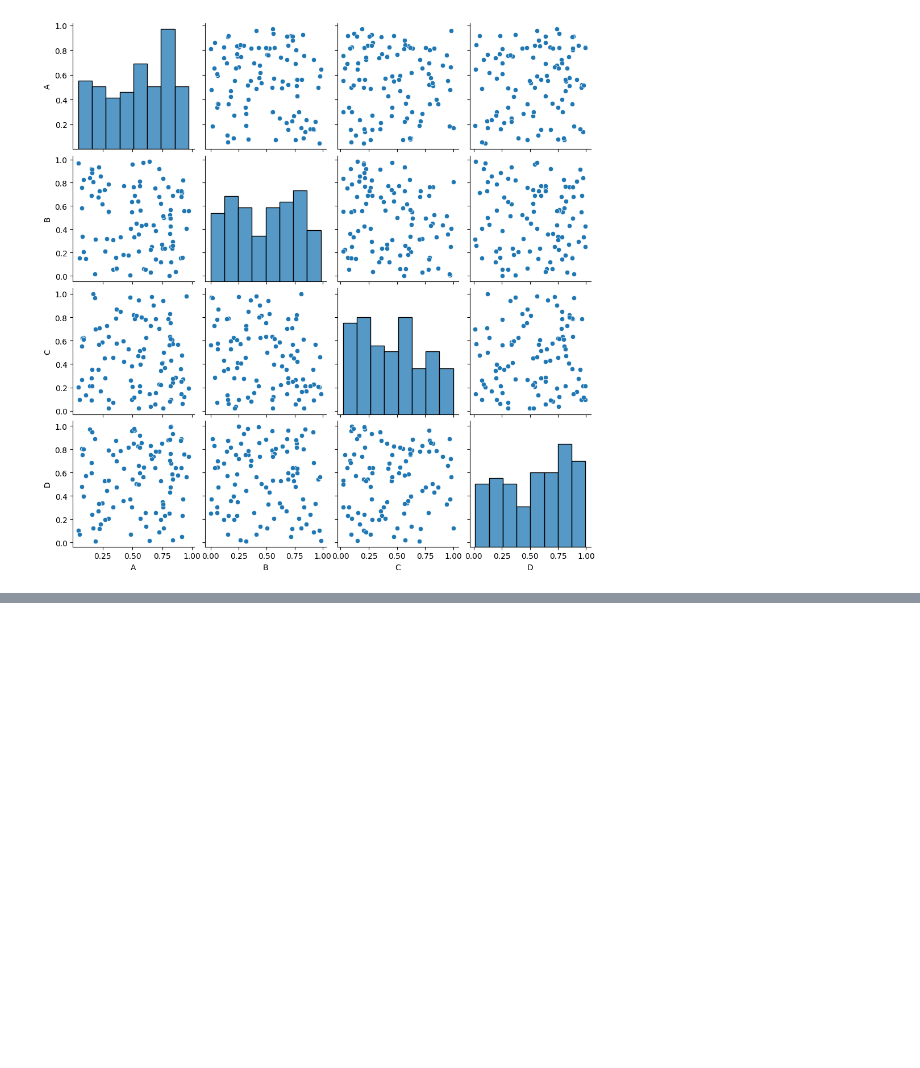
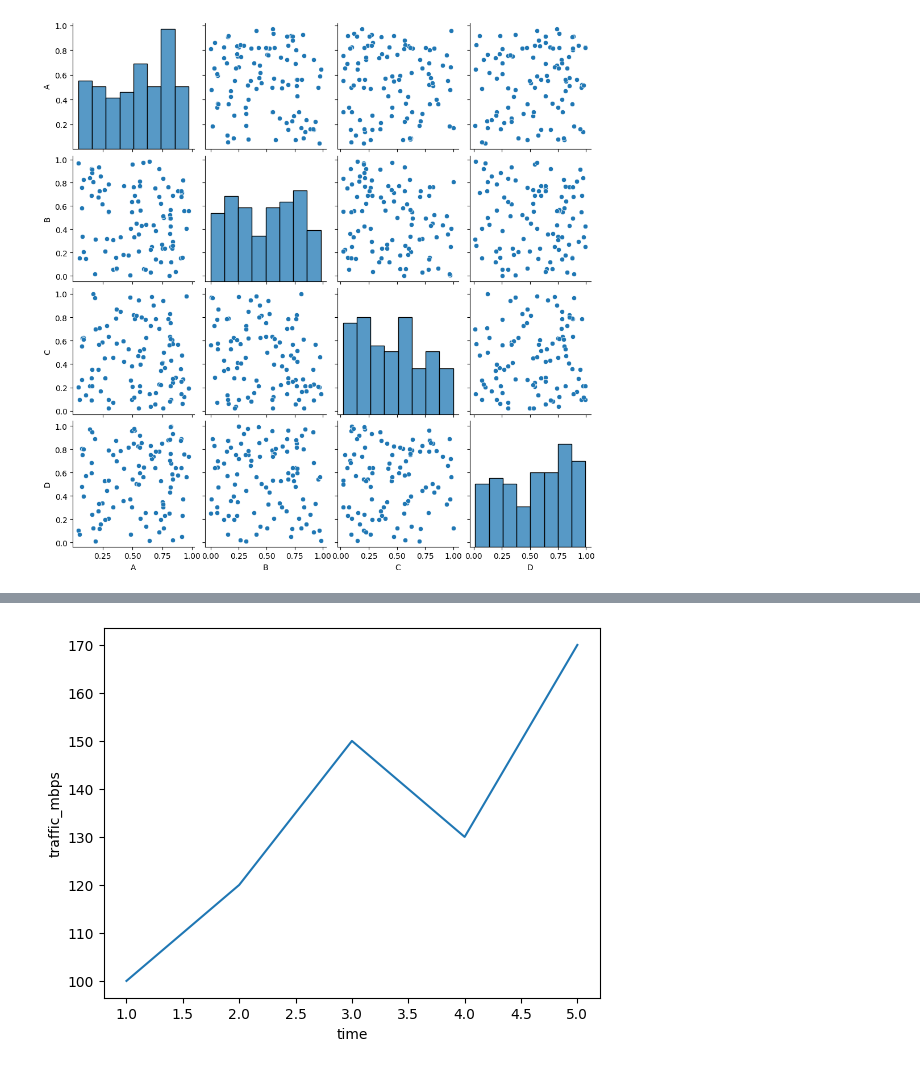
Before and after one commit to alamyaswanth/vscode-yaswanthalam-gmail.com, a Jupyter notebook: AI & ML/pair_plot.ipynb, the cells around one changed output, grey strips where cells are left out. Drawn from its saved outputs; the diff is of its cells as text; code cells hidden in the pictures; blank space fills up the shorter version.

```diff
--- a/AI & ML/pair_plot.ipynb
+++ b/AI & ML/pair_plot.ipynb
@@ -115,0 +130,10 @@ plt.show()
+# %%
+df = pd.DataFrame({
+    "time": [1, 2, 3, 4, 5],
+    "traffic_mbps": [100, 120, 150, 130, 170]
+})
+
+sns.lineplot(x="time", y="traffic_mbps", data=df)
+plt.show()
+# %% [output]
+[figure, added]
```
Also changed, not shown: parts of 14 cells of this notebook.
